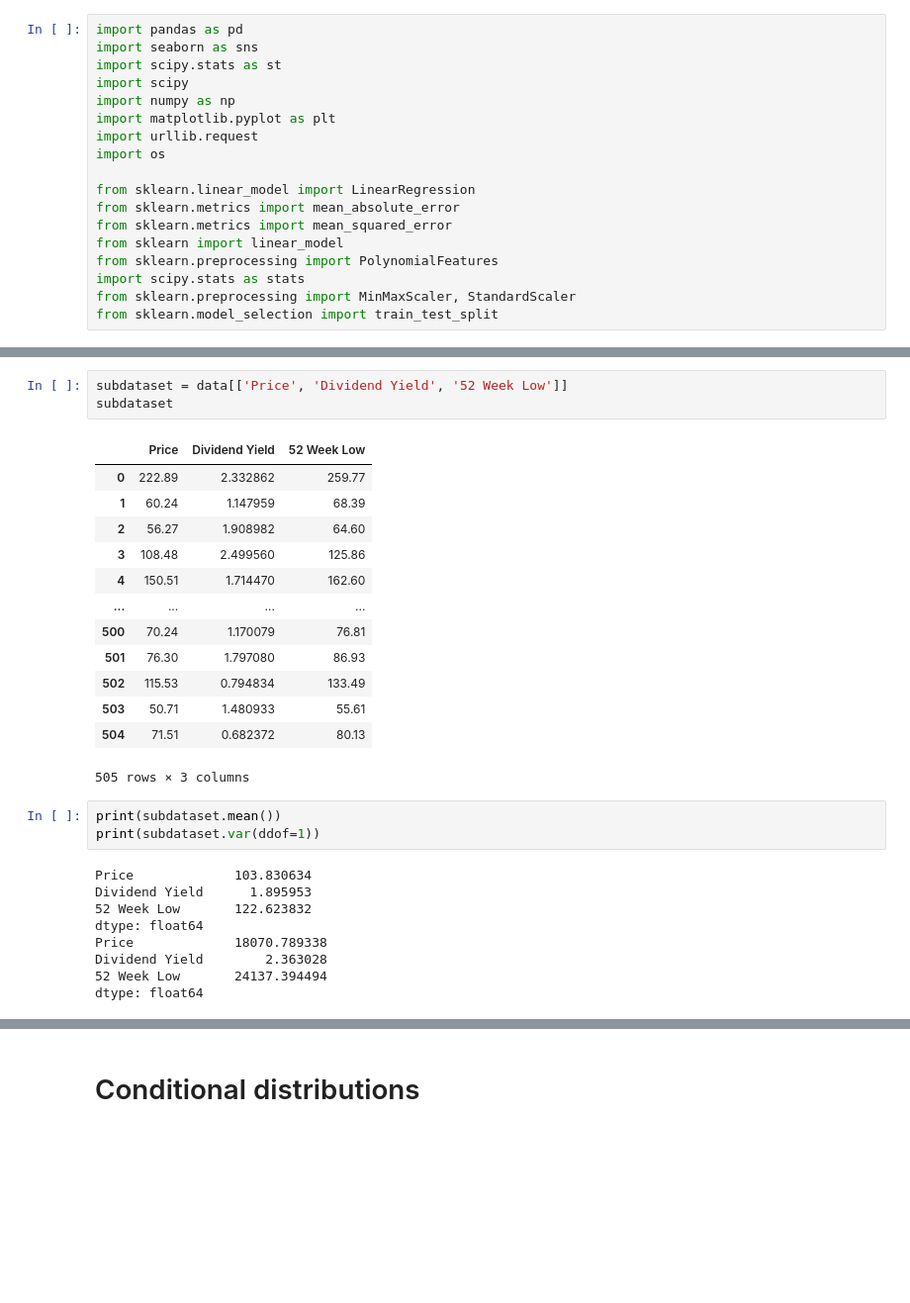
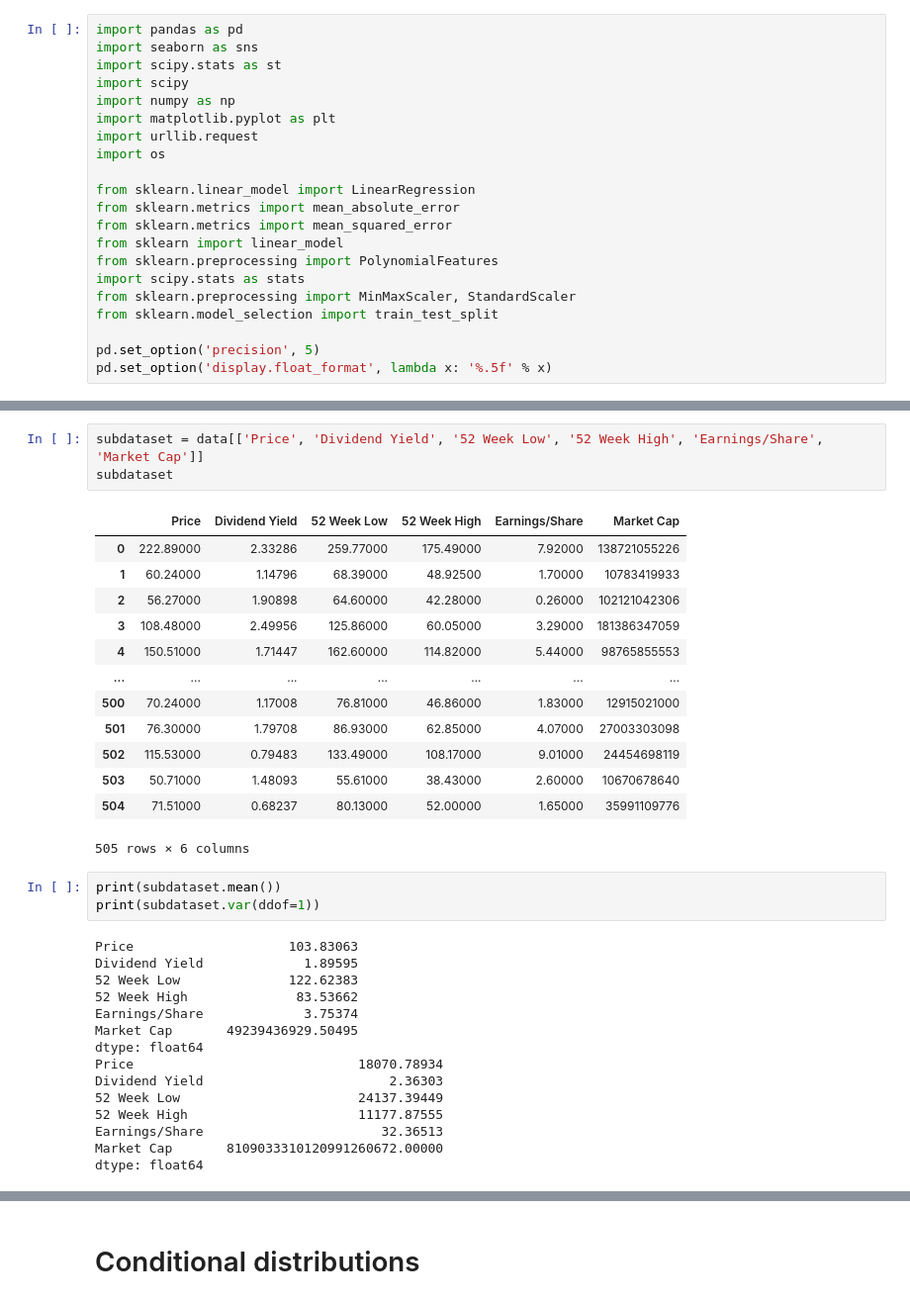
Before and after one commit to morkovka1337/multidimensional_data_processing, a Jupyter notebook: task2.ipynb, the cells around one changed output, grey strips where cells are left out. Shown: that part at 99% size. Cells and saved outputs as stored; diff of their text form; blank space fills up the shorter version.

```diff
--- a/task2.ipynb
+++ b/task2.ipynb
@@ -16,6 +16,9 @@ from sklearn.preprocessing import PolynomialFeatures
 import scipy.stats as stats
 from sklearn.preprocessing import MinMaxScaler, StandardScaler
 from sklearn.model_selection import train_test_split
+
+pd.set_option('precision', 5)
+pd.set_option('display.float_format', lambda x: '%.5f' % x)
 # %%
 if not os.path.exists('constituents-financials.csv'):
     urllib.request.urlretrieve("https://datahub.io/core/s-and-p-500-companies-financials/r/constituents-financials.csv", "constituents-financials.csv")
@@ -57,31 +92,37 @@ plt.plot(x, kde_values)
 # %%
-subdataset = data[['Price', 'Dividend Yield', '52 Week Low']]
+subdataset = data[['Price', 'Dividend Yield', '52 Week Low', '52 Week High', 'Earnings/Share', 'Market Cap']]
 subdataset
 # %% [output]
-|  | Price | Dividend Yield | 52 Week Low |
-| 0 | 222.89 | 2.332862 | 259.77 |
-| 1 | 60.24 | 1.147959 | 68.39 |
-| 2 | 56.27 | 1.908982 | 64.60 |
-| 3 | 108.48 | 2.499560 | 125.86 |
-| 4 | 150.51 | 1.714470 | 162.60 |
-| ... | ... | ... | ... |
-| 500 | 70.24 | 1.170079 | 76.81 |
-| 501 | 76.30 | 1.797080 | 86.93 |
-| 502 | 115.53 | 0.794834 | 133.49 |
-| 503 | 50.71 | 1.480933 | 55.61 |
-| 504 | 71.51 | 0.682372 | 80.13 |
+|  | Price | Dividend Yield | 52 Week Low | 52 Week High | Earnings/Share | Market Cap |
+| 0 | 222.89000 | 2.33286 | 259.77000 | 175.49000 | 7.92000 | 138721055226 |
+| 1 | 60.24000 | 1.14796 | 68.39000 | 48.92500 | 1.70000 | 10783419933 |
+| 2 | 56.27000 | 1.90898 | 64.60000 | 42.28000 | 0.26000 | 102121042306 |
+| 3 | 108.48000 | 2.49956 | 125.86000 | 60.05000 | 3.29000 | 181386347059 |
+| 4 | 150.51000 | 1.71447 | 162.60000 | 114.82000 | 5.44000 | 98765855553 |
+| ... | ... | ... | ... | ... | ... | ... |
+| 500 | 70.24000 | 1.17008 | 76.81000 | 46.86000 | 1.83000 | 12915021000 |
+| 501 | 76.30000 | 1.79708 | 86.93000 | 62.85000 | 4.07000 | 27003303098 |
+| 502 | 115.53000 | 0.79483 | 133.49000 | 108.17000 | 9.01000 | 24454698119 |
+| 503 | 50.71000 | 1.48093 | 55.61000 | 38.43000 | 2.60000 | 10670678640 |
+| 504 | 71.51000 | 0.68237 | 80.13000 | 52.00000 | 1.65000 | 35991109776 |
-505 rows × 3 columns
+505 rows × 6 columns
 # %%
 print(subdataset.mean())
 print(subdataset.var(ddof=1))
 # %% [output]
-Price             103.830634
-Dividend Yield      1.895953
-52 Week Low       122.623832
+Price                    103.83063
+Dividend Yield             1.89595
+52 Week Low              122.62383
+52 Week High              83.53662
+Earnings/Share             3.75374
+Market Cap       49239436929.50495
 dtype: float64
-Price             18070.789338
-Dividend Yield        2.363028
-52 Week Low       24137.394494
+Price                             18070.78934
+Dividend Yield                        2.36303
+52 Week Low                       24137.39449
+52 Week High                      11177.87555
+Earnings/Share                       32.36513
+Market Cap       8109033310120991260672.00000
 dtype: float64
 # %%
 subdataset.corr()
```
Also changed, not shown: parts of 13 cells of this notebook.
